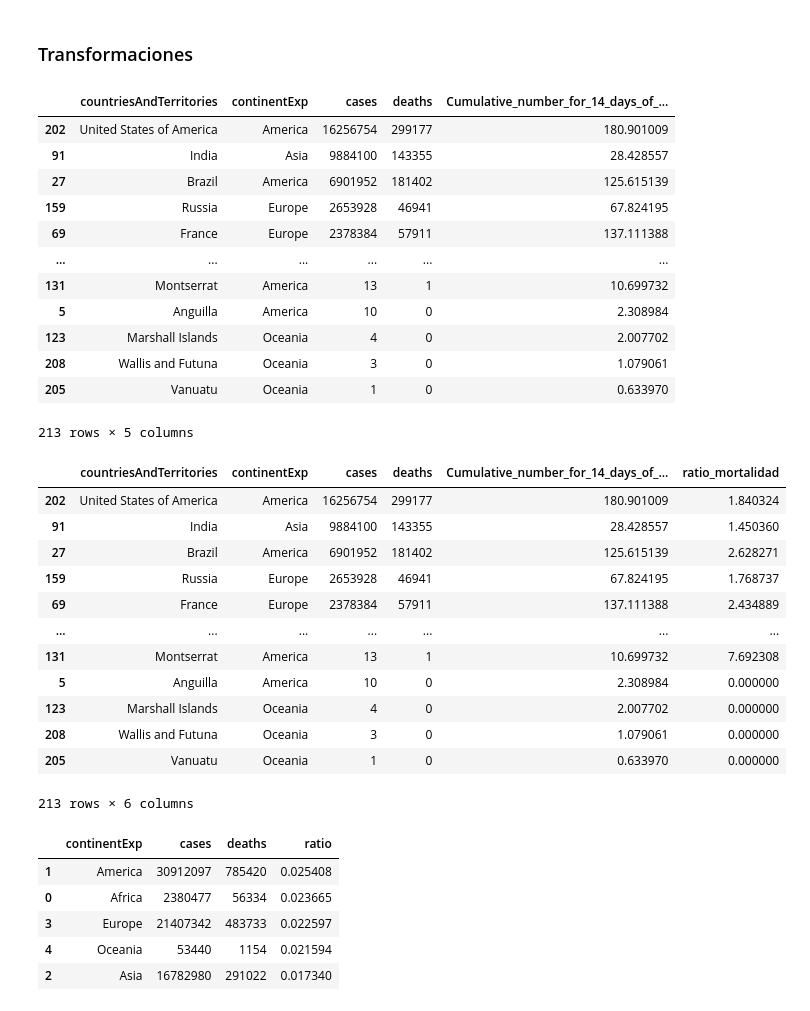
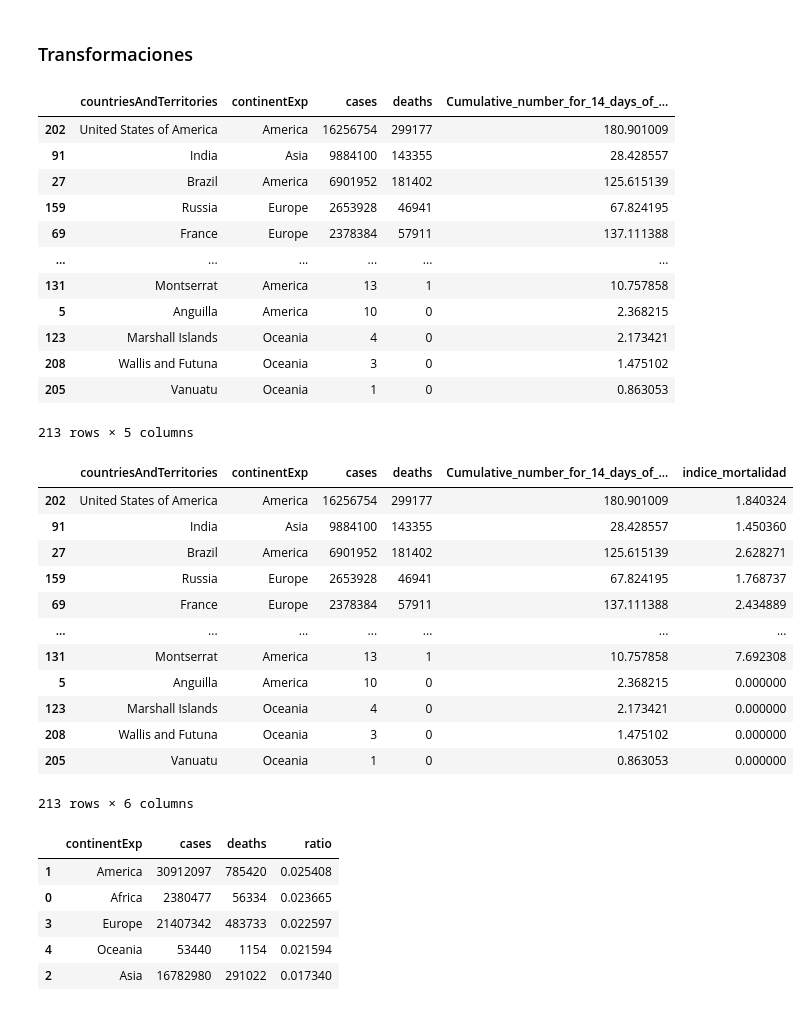
Before and after one commit to VillacisDavid/DataMining-2025-1, a Jupyter notebook: Lab1/caso covid1/lab1.ipynb, the cells around one changed output. Cells and saved outputs as stored; diff of their text form; code cells hidden in the pictures.

```diff
--- a/Lab1/caso covid1/lab1.ipynb
+++ b/Lab1/caso covid1/lab1.ipynb
@@ -167,4 +173,4 @@ print(covid.loc[(covid["Cumulative_number_for_14_days_of_COVID-19_cases_per_1000
 # %%
-prom_fill = covid.loc[(covid["cases"]>1)&((covid["cases"]<9))]["Cumulative_number_for_14_days_of_COVID-19_cases_per_100000"].mean()
+prom_fill = covid.loc[(covid["cases"]>1)&((covid["cases"]<34))]["Cumulative_number_for_14_days_of_COVID-19_cases_per_100000"].mean()
 prom_fill
 # %% [output]
@@ -210,7 +232,10 @@ covid.loc[(covid["cases"]<covid["deaths"])&((covid["cases"]!=0))]
 # %% [markdown]
 ### Transformaciones
 # %%
-covid_by_country = covid.groupby(["countriesAndTerritories","continentExp"]).agg({"cases":"sum","deaths":"sum","Cumulative_number_for_14_days_of_COVID-19_cases_per_100000":"mean"}).reset_index()
+covid_by_country = covid.groupby(["countriesAndTerritories","continentExp"]).agg({
+    "cases":"sum",
+    "deaths":"sum",
+    "Cumulative_number_for_14_days_of_COVID-19_cases_per_100000":"mean"}).reset_index()
 # %%
 covid_by_country = covid_by_country.sort_values(by="cases", ascending=False)
 covid_by_country
@@ -222,28 +247,28 @@ covid_by_country
 | 159 | Russia | Europe | 2653928 | 46941 | 67.824195 |
 | 69 | France | Europe | 2378384 | 57911 | 137.111388 |
 | ... | ... | ... | ... | ... | ... |
-| 131 | Montserrat | America | 13 | 1 | 10.699732 |
-| 5 | Anguilla | America | 10 | 0 | 2.308984 |
-| 123 | Marshall Islands | Oceania | 4 | 0 | 2.007702 |
-| 208 | Wallis and Futuna | Oceania | 3 | 0 | 1.079061 |
-| 205 | Vanuatu | Oceania | 1 | 0 | 0.633970 |
+| 131 | Montserrat | America | 13 | 1 | 10.757858 |
+| 5 | Anguilla | America | 10 | 0 | 2.368215 |
+| 123 | Marshall Islands | Oceania | 4 | 0 | 2.173421 |
+| 208 | Wallis and Futuna | Oceania | 3 | 0 | 1.475102 |
+| 205 | Vanuatu | Oceania | 1 | 0 | 0.863053 |
 213 rows × 5 columns
 # %%
-covid_by_country["ratio_mortalidad"] = (covid_by_country["deaths"].astype(float) / covid_by_country["cases"].astype(float))*100
+covid_by_country["indice_mortalidad"] = (covid_by_country["deaths"].astype(float) / covid_by_country["cases"].astype(float))*100
 covid_by_country
 # %% [output]
-|  | countriesAndTerritories | continentExp | cases | deaths | Cumulative_number_for_14_days_of_... | ratio_mortalidad |
+|  | countriesAndTerritories | continentExp | cases | deaths | Cumulative_number_for_14_days_of_... | indice_mortalidad |
 | 202 | United States of America | America | 16256754 | 299177 | 180.901009 | 1.840324 |
 | 91 | India | Asia | 9884100 | 143355 | 28.428557 | 1.450360 |
 | 27 | Brazil | America | 6901952 | 181402 | 125.615139 | 2.628271 |
 | 159 | Russia | Europe | 2653928 | 46941 | 67.824195 | 1.768737 |
 | 69 | France | Europe | 2378384 | 57911 | 137.111388 | 2.434889 |
 | ... | ... | ... | ... | ... | ... | ... |
-| 131 | Montserrat | America | 13 | 1 | 10.699732 | 7.692308 |
-| 5 | Anguilla | America | 10 | 0 | 2.308984 | 0.000000 |
-| 123 | Marshall Islands | Oceania | 4 | 0 | 2.007702 | 0.000000 |
-| 208 | Wallis and Futuna | Oceania | 3 | 0 | 1.079061 | 0.000000 |
-| 205 | Vanuatu | Oceania | 1 | 0 | 0.633970 | 0.000000 |
+| 131 | Montserrat | America | 13 | 1 | 10.757858 | 7.692308 |
+| 5 | Anguilla | America | 10 | 0 | 2.368215 | 0.000000 |
+| 123 | Marshall Islands | Oceania | 4 | 0 | 2.173421 | 0.000000 |
+| 208 | Wallis and Futuna | Oceania | 3 | 0 | 1.475102 | 0.000000 |
+| 205 | Vanuatu | Oceania | 1 | 0 | 0.863053 | 0.000000 |
 213 rows × 6 columns
 # %%
 covid_cont = covid.groupby("continentExp").agg({"cases":"sum","deaths":"sum"}).reset_index()
```
Also changed, not shown: parts of 18 cells of this notebook, 3 other files.
